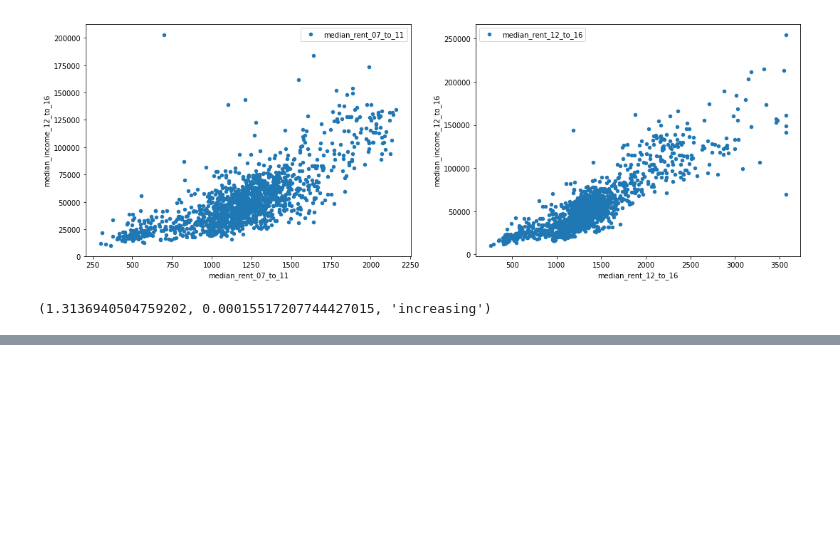
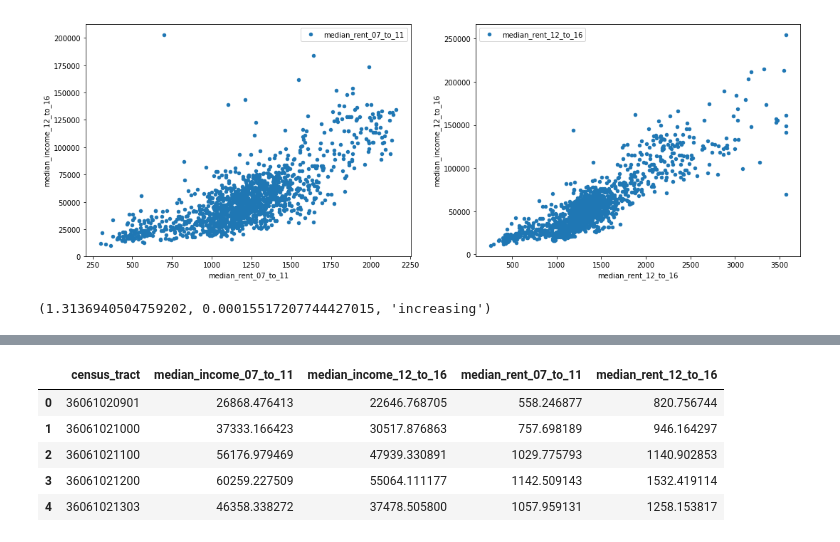
Before and after one commit to graceh3/mod_2_project, a Jupyter notebook: core_data_exploratory.ipynb, the cells around one changed output, grey strips where cells are left out. Cells and saved outputs as stored; diff of their text form; code cells hidden in the pictures; blank space fills up the shorter version.

```diff
--- a/core_data_exploratory.ipynb
+++ b/core_data_exploratory.ipynb
@@ -529,0 +543,9 @@ test
+# %%
+df_combined.head()
+# %% [output]
+|  | census_tract | median_income_07_to_11 | median_income_12_to_16 | median_rent_07_to_11 | median_rent_12_to_16 |
+| 0 | 36061020901 | 26868.476413 | 22646.768705 | 558.246877 | 820.756744 |
+| 1 | 36061021000 | 37333.166423 | 30517.876863 | 757.698189 | 946.164297 |
+| 2 | 36061021100 | 56176.979469 | 47939.330891 | 1029.775793 | 1140.902853 |
+| 3 | 36061021200 | 60259.227509 | 55064.111177 | 1142.509143 | 1532.419114 |
+| 4 | 36061021303 | 46358.338272 | 37478.505800 | 1057.959131 | 1258.153817 |
```
Also changed, not shown: parts of 3 cells of this notebook.
